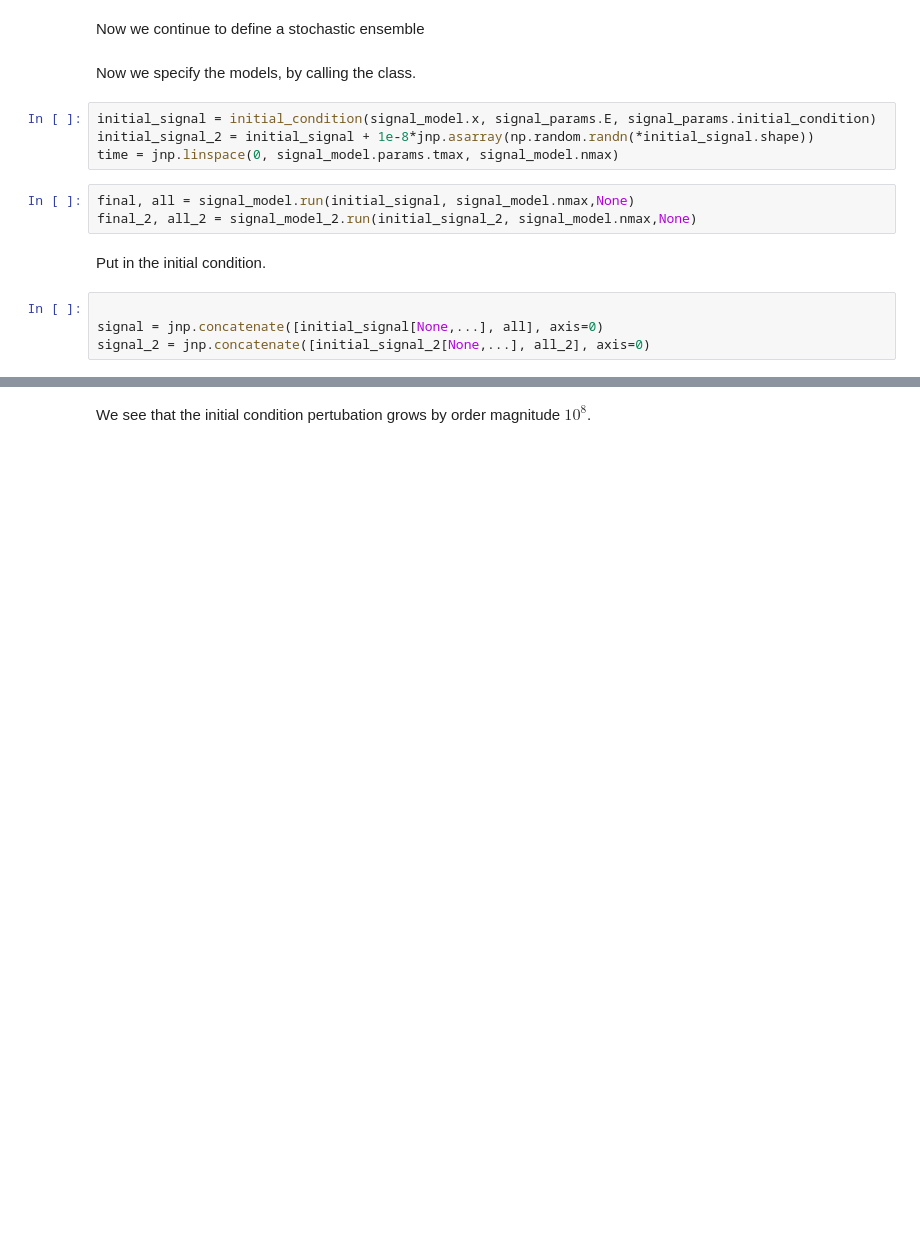
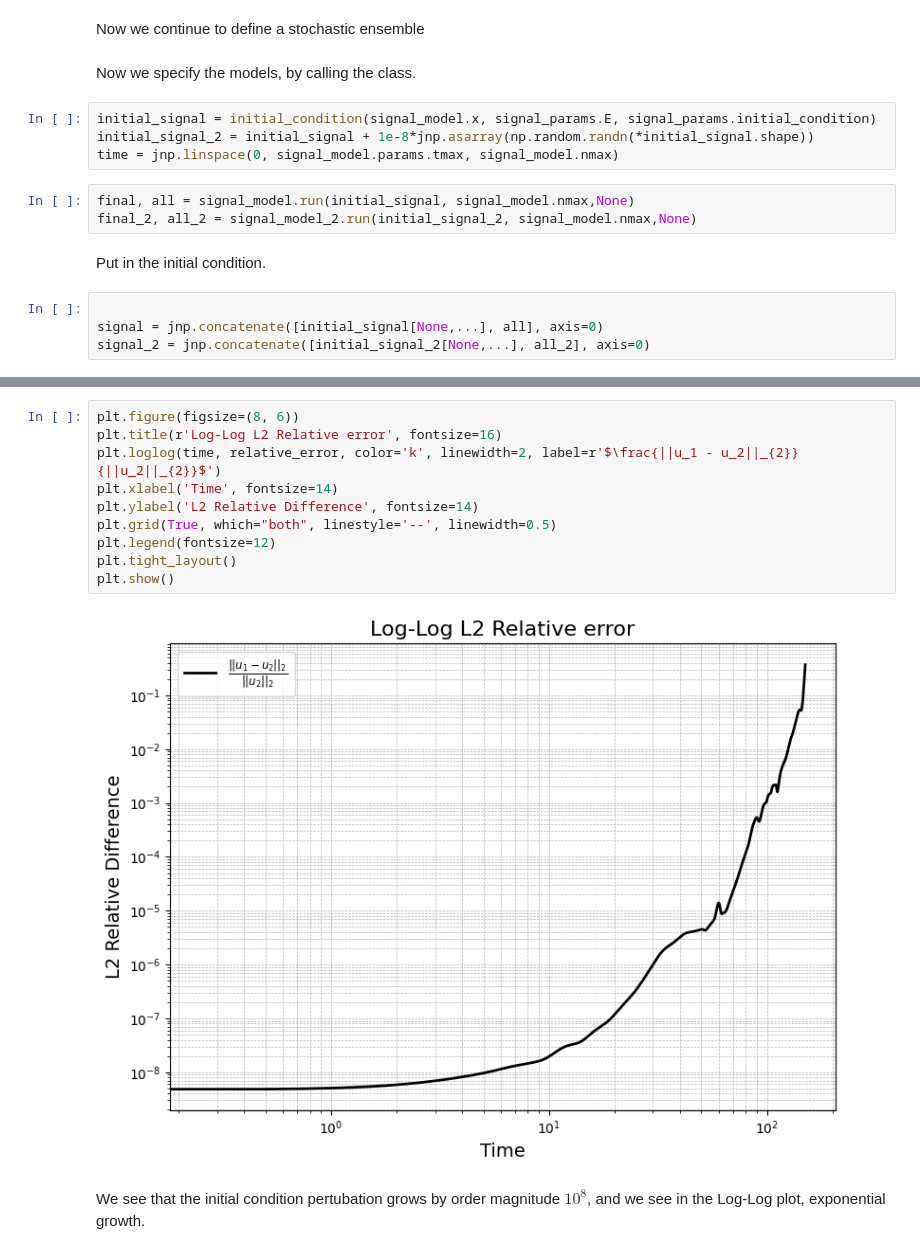
Before and after one commit to jameswoodfield/Particle_Filter, a Jupyter notebook: Example_2_KS_perturbed.ipynb, the cells around one changed output, grey strips where cells are left out. Saved outputs shown, nothing was run; the diff lists cells and outputs as text; blank space fills up the shorter version.

```diff
--- a/Example_2_KS_perturbed.ipynb
+++ b/Example_2_KS_perturbed.ipynb
@@ -90,2 +116,14 @@ Text(0, 0.5, 'L2 Relative difference')
+# %%
+plt.figure(figsize=(8, 6))
+plt.title(r'Log-Log L2 Relative error', fontsize=16)
+plt.loglog(time, relative_error, color='k', linewidth=2, label=r'$\frac{||u_1 - u_2||_{2}}{||u_2||_{2}}$')
+plt.xlabel('Time', fontsize=14)
+plt.ylabel('L2 Relative Difference', fontsize=14)
+plt.grid(True, which="both", linestyle='--', linewidth=0.5)
+plt.legend(fontsize=12)
+plt.tight_layout()
+plt.show()
+# %% [output]
+[figure, added]
 # %% [markdown]
-We see that the initial condition pertubation grows by order magnitude $10^8$.
+We see that the initial condition pertubation grows by order magnitude $10^8$, and we see in the Log-Log plot, exponential growth.
```
Also changed, not shown: parts of 7 cells of this notebook, 4 other files.
